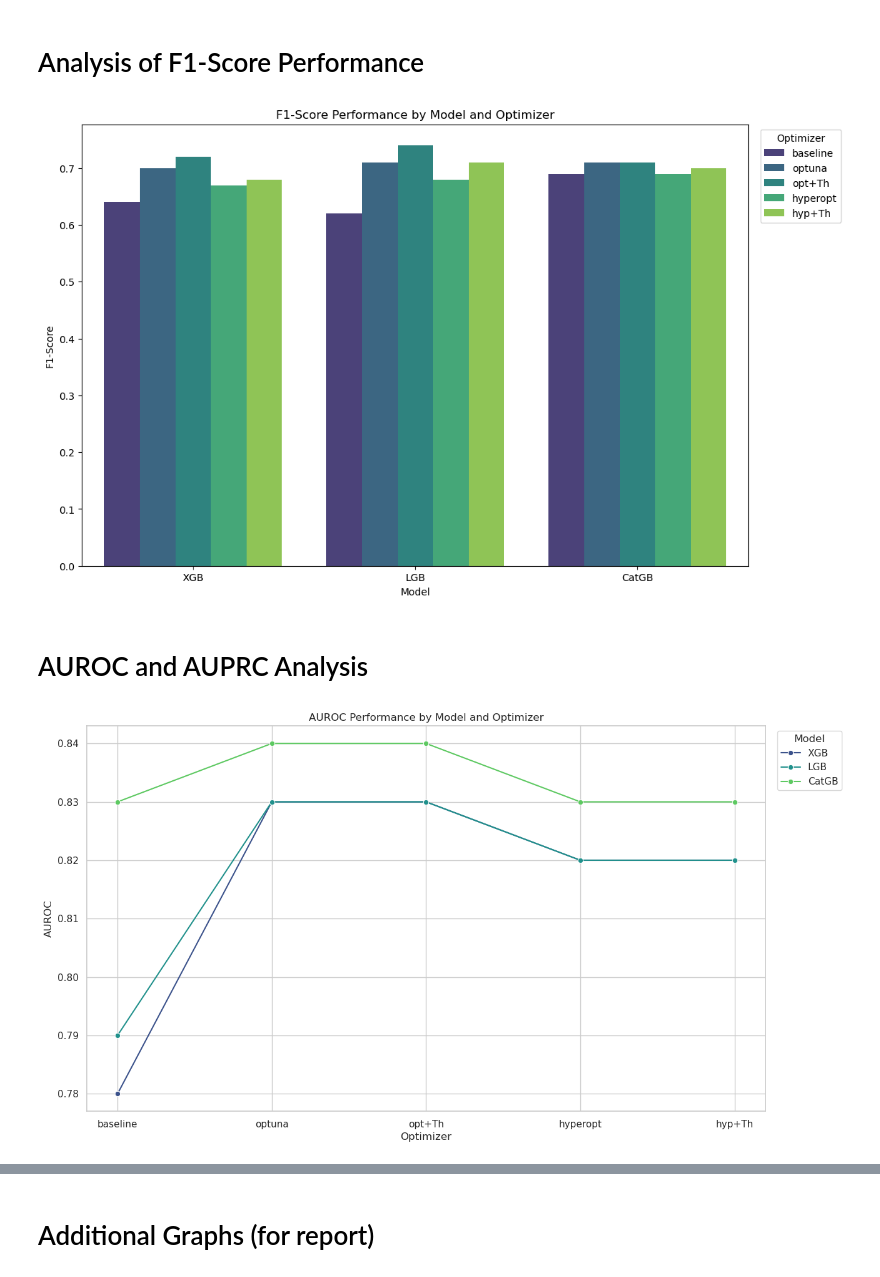
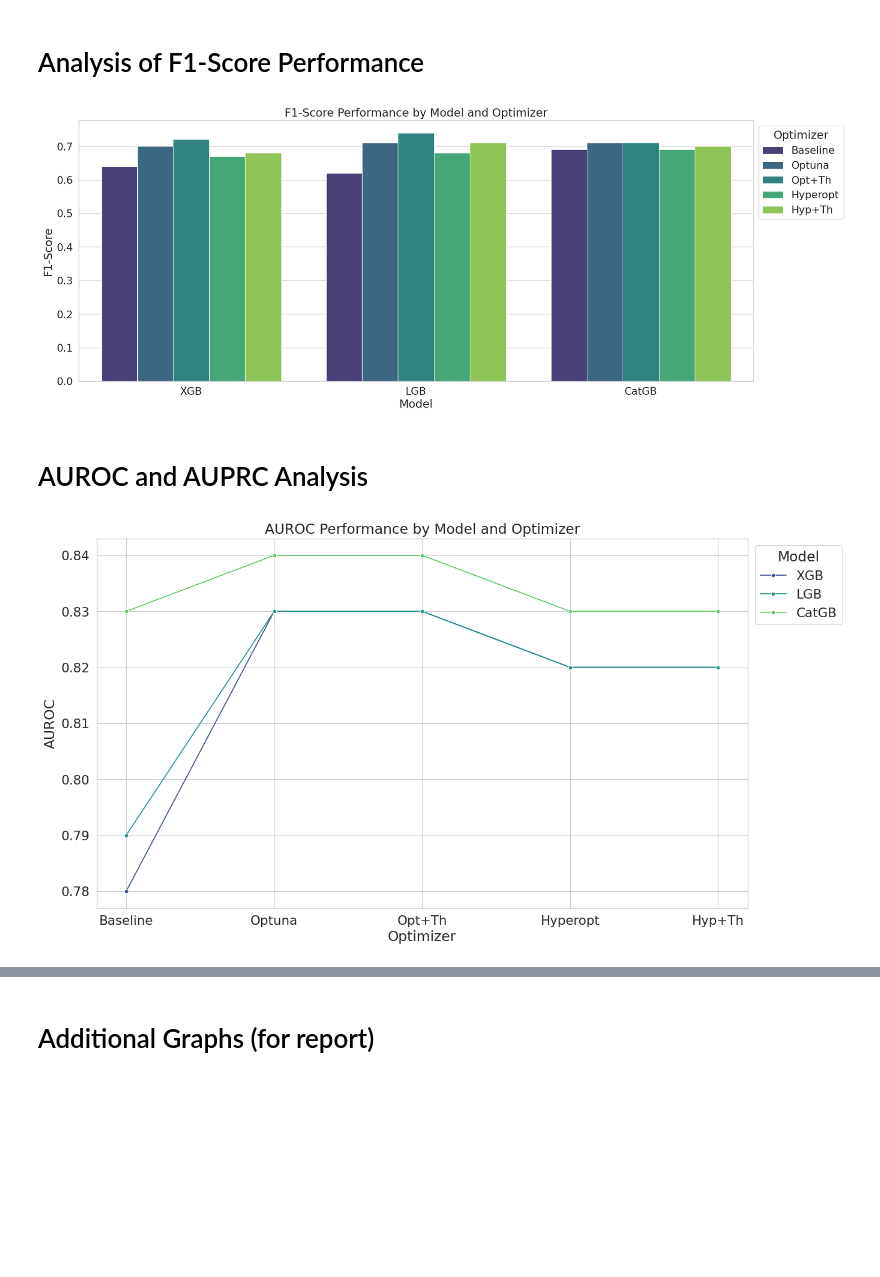
Before and after one commit to Al-1n/Diabetes_Classification, a Jupyter notebook: Gradient_Boosting_Tuning.ipynb, the cells around one changed output, grey strips where cells are left out. Saved outputs shown, nothing was run; the diff lists cells and outputs as text; code cells hidden in the pictures; blank space fills up the shorter version.

```diff
--- a/Gradient_Boosting_Tuning.ipynb
+++ b/Gradient_Boosting_Tuning.ipynb
@@ -1859,7 +1859,7 @@ render_static_widgets(6, titles, [xgb_optuna_params, xgb_hyperopt_params, lgb_op
 # Create a dataframe of the measured performance metrics
 test_results = pd.DataFrame({
     'Model': ['XGB', 'LGB', 'CatGB', 'XGB', 'XGB', 'XGB', 'XGB', 'LGB', 'LGB', 'LGB', 'LGB', 'CatGB', 'CatGB', 'CatGB', 'CatGB'],
-    'Optimizer': ['baseline', 'baseline', 'baseline', 'optuna', 'opt+Th', 'hyperopt', 'hyp+Th', 'optuna', 'opt+Th', 'hyperopt', 'hyp+Th', 'optuna', 'opt+Th', 'hyperopt', 'hyp+Th'],
+    'Optimizer': ['Baseline', 'Baseline', 'Baseline', 'Optuna', 'Opt+Th', 'Hyperopt', 'Hyp+Th', 'Optuna', 'Opt+Th', 'Hyperopt', 'Hyp+Th', 'Optuna', 'Opt+Th', 'Hyperopt', 'Hyp+Th'],
     'Precision': [0.63, 0.60, 0.62, 0.64, 0.60, 0.61, 0.64, 0.65, 0.61, 0.62, 0.58, 0.63, 0.61, 0.61, 0.61],
     'Recall': [0.66, 0.64, 0.78, 0.79, 0.89, 0.73, 0.73, 0.78, 0.93, 0.75, 0.92, 0.82, 0.85, 0.80, 0.82],
     'f1-score': [0.64, 0.62, 0.69, 0.70, 0.72, 0.67, 0.68, 0.71, 0.74, 0.68, 0.71, 0.71, 0.71, 0.69, 0.70],
@@ -1893,8 +1893,12 @@ display(test_results)
 # %% [markdown]
 # Analysis of Recall Performance
 # %%
+# Set the style for the plots
+sns.set(style="whitegrid")
+sns.set_context("paper", font_scale = 1.75)
+
 # Set up the matplotlib figure
-plt.figure(figsize=(16, 10))
+plt.figure(figsize=(18, 7))
 
 # Create a grouped bar plot for recall scores
 sns.barplot(data=test_results, x='Model', y='Recall', hue='Optimizer', palette='viridis')
@@ -1903,10 +1907,10 @@ sns.barplot(data=test_results, x='Model', y='Recall', hue='Optimizer', palette='
 plt.title('Recall Performance by Model and Optimizer')
 plt.xlabel('Model')
 plt.ylabel('Recall')
-plt.legend(title='Optimizer', bbox_to_anchor=(1.01, 1))
+plt.legend(title='Optimizer', bbox_to_anchor=(1.00001, 1))
 
 # Export the graph as an image
-plt.savefig('./img/recall_bar_plot.png')
+plt.savefig('./img/recall_bar_plot.png', bbox_inches='tight')
 
 # Show plot
 plt.show()
@@ -1915,28 +1919,33 @@ plt.show()
 # %% [markdown]
 # Analysis of F1-Score Performance
 # %%
+# Set the style for the plots
+sns.set(style="whitegrid")
+sns.set_context("paper", font_scale = 1.75)
+
 # Create a grouped bar plot for f1-score
-plt.figure(figsize=(12, 8))
+plt.figure(figsize=(18, 7))
 sns.barplot(data=test_results, x='Model', y='f1-score', hue='Optimizer', palette='viridis')
 
 # Add titles and labels
 plt.title('F1-Score Performance by Model and Optimizer')
 plt.xlabel('Model')
 plt.ylabel('F1-Score')
-plt.legend(title='Optimizer', bbox_to_anchor=(1.01, 1))
+plt.legend(title='Optimizer', bbox_to_anchor=(1.00001, 1))
 
 # Export the graph as an image
-plt.savefig('./img/f1_score_bar_plot.png')
+plt.savefig('./img/f1_score_bar_plot.png', bbox_inches='tight')
 
 # Show plot
 plt.show()
 # %% [output]
-[figure, old version]
+[figure, new version]
 # %% [markdown]
 # AUROC and AUPRC Analysis
 # %%
 # Set the style for the plots
 sns.set(style="whitegrid")
+sns.set_context("paper", font_scale = 1.75)
 
 # Create a figure and axis objects for the subplots
 plt.figure(figsize=(14, 8))
@@ -1948,15 +1957,15 @@ sns.lineplot(data=test_results, x='Optimizer', y='AUROC', hue='Model', marker='o
 plt.title('AUROC Performance by Model and Optimizer')
 plt.xlabel('Optimizer')
 plt.ylabel('AUROC')
-plt.legend(title='Model', bbox_to_anchor=(1.12, 1))
+plt.legend(title='Model', bbox_to_anchor=(1.155, 1))
 
 # Export the graph as an image
-plt.savefig('./img/auroc_line_plot.png')
+plt.savefig('./img/auroc_line_plot.png', bbox_inches='tight')
 
 # Show plot
 plt.show()
 # %% [output]
-[figure, old version]
+[figure, new version]
 # %%
 # Set the style for the plots
 sns.set(style="whitegrid")
```
Also changed, not shown: parts of 3 cells of this notebook, 6 other files.
